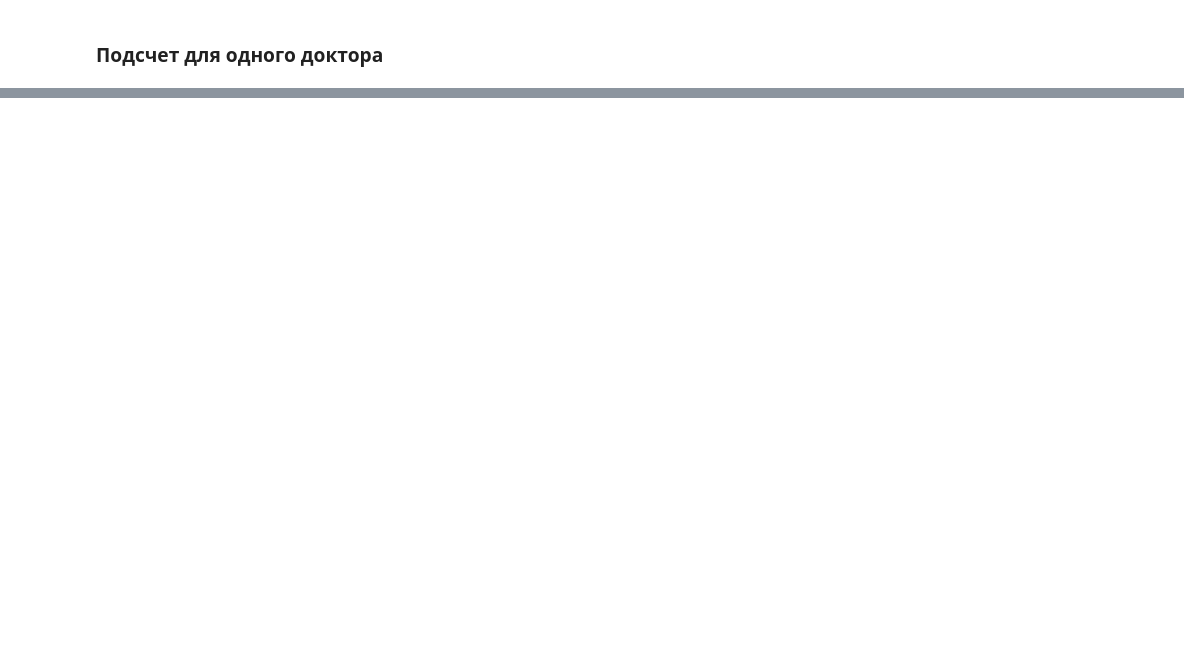
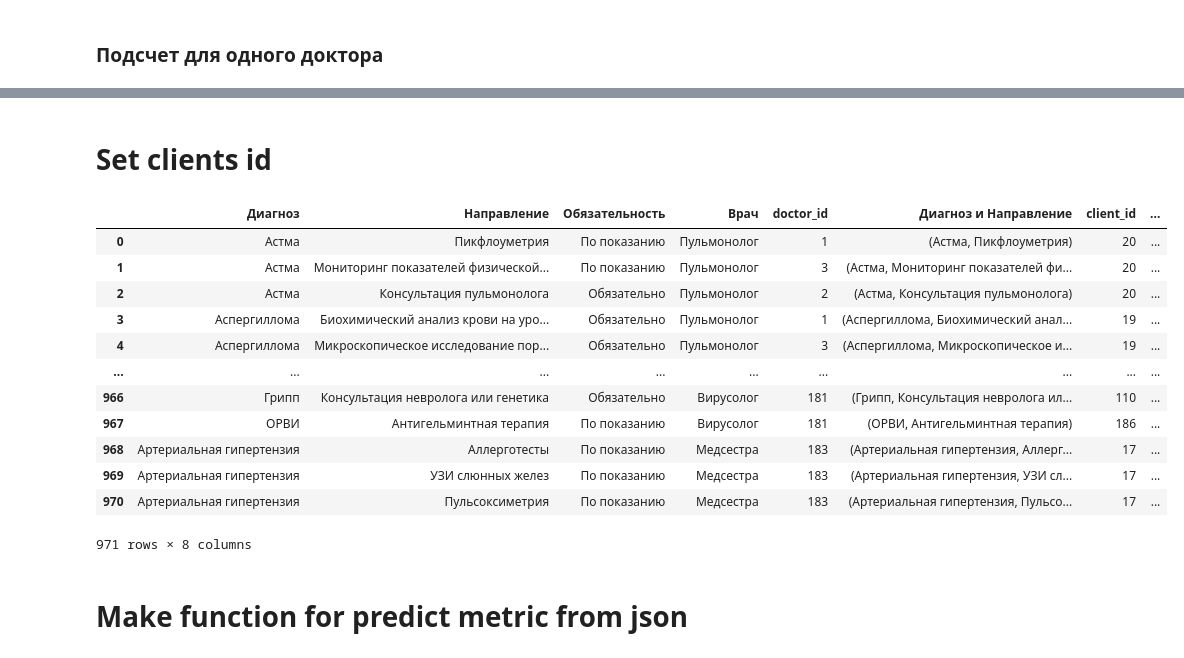
Before and after one commit to daniilda/DoctorAi, a Jupyter notebook: ml/preprocess_data.ipynb, the cells around one changed output, grey strips where cells are left out. Cells and saved outputs as stored; diff of their text form; code cells hidden in the pictures; blank space fills up the shorter version.

```diff
--- a/ml/preprocess_data.ipynb
+++ b/ml/preprocess_data.ipynb
@@ -348,0 +366,2 @@ desease.to_csv()
+# %% [markdown]
+# Set clients id
@@ -348,0 +370,45 @@ desease.to_csv()
+# %%
+class MultiColumnLabelEncoder:
+    def __init__(self,columns = None):
+        self.columns = columns # array of column names to encode
+
+    def fit(self,X,y=None):
+        return self # not relevant here
+
+    def transform(self,X):
+        '''
+        Transforms columns of X specified in self.columns using
+        LabelEncoder(). If no columns specified, transforms all
+        columns in X.
+        '''
+        output = X.copy()
+        if self.columns is not None:
+            for col in self.columns:
+                output[col] = LabelEncoder().fit_transform(output[col])
+        else:
+            for colname,col in output.iteritems():
+                output[colname] = LabelEncoder().fit_transform(col)
+        return output
+
+    def fit_transform(self,X,y=None):
+        return self.fit(X,y).transform(X)
+# %%
+visits['Диагноз_copy'] = visits['Диагноз']
+visits = MultiColumnLabelEncoder(columns = ['Диагноз_copy']).fit_transform(visits)
+visits = visits.rename(columns={'Диагноз_copy':'client_id'})
+# %%
+visits
+# %% [output]
+|  | Диагноз | Направление | Обязательность | Врач | doctor_id | Диагноз и Направление | client_id | ... |
+| 0 | Астма | Пикфлоуметрия | По показанию | Пульмонолог | 1 | (Астма, Пикфлоуметрия) | 20 | ... |
+| 1 | Астма | Мониторинг показателей физической... | По показанию | Пульмонолог | 3 | (Астма, Мониторинг показателей фи... | 20 | ... |
+| 2 | Астма | Консультация пульмонолога | Обязательно | Пульмонолог | 2 | (Астма, Консультация пульмонолога) | 20 | ... |
+| 3 | Аспергиллома | Биохимический анализ крови на уро... | Обязательно | Пульмонолог | 1 | (Аспергиллома, Биохимический анал... | 19 | ... |
+| 4 | Аспергиллома | Микроскопическое исследование пор... | Обязательно | Пульмонолог | 3 | (Аспергиллома, Микроскопическое и... | 19 | ... |
+| ... | ... | ... | ... | ... | ... | ... | ... | ... |
+| 966 | Грипп | Консультация невролога или генетика | Обязательно | Вирусолог | 181 | (Грипп, Консультация невролога ил... | 110 | ... |
+| 967 | ОРВИ | Антигельминтная терапия | По показанию | Вирусолог | 181 | (ОРВИ, Антигельминтная терапия) | 186 | ... |
+| 968 | Артериальная гипертензия | Аллерготесты | По показанию | Медсестра | 183 | (Артериальная гипертензия, Аллерг... | 17 | ... |
+| 969 | Артериальная гипертензия | УЗИ слюнных желез | По показанию | Медсестра | 183 | (Артериальная гипертензия, УЗИ сл... | 17 | ... |
+| 970 | Артериальная гипертензия | Пульсоксиметрия | По показанию | Медсестра | 183 | (Артериальная гипертензия, Пульсо... | 17 | ... |
+971 rows × 8 columns
@@ -348,0 +420,2 @@ desease.to_csv()
+# %% [markdown]
+# Make function for predict metric from json
```
Also changed, not shown: parts of 22 cells of this notebook.
